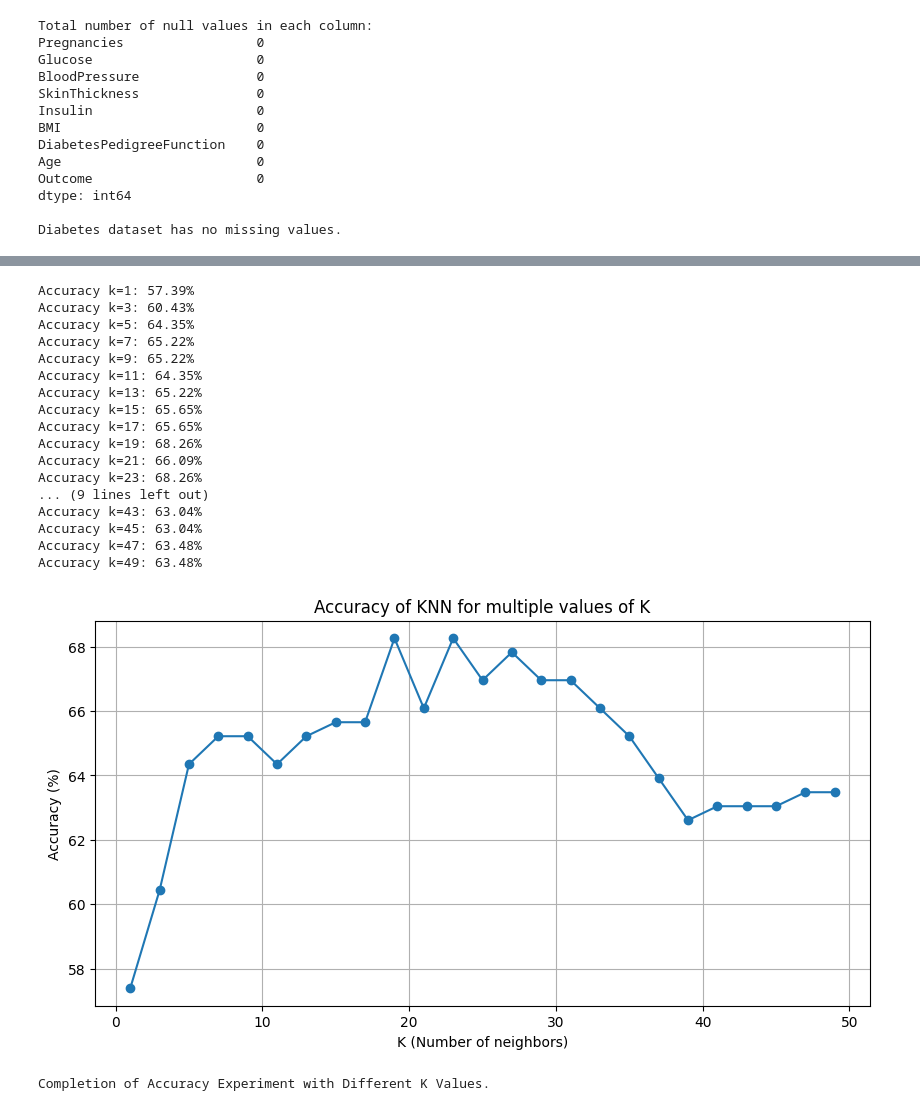
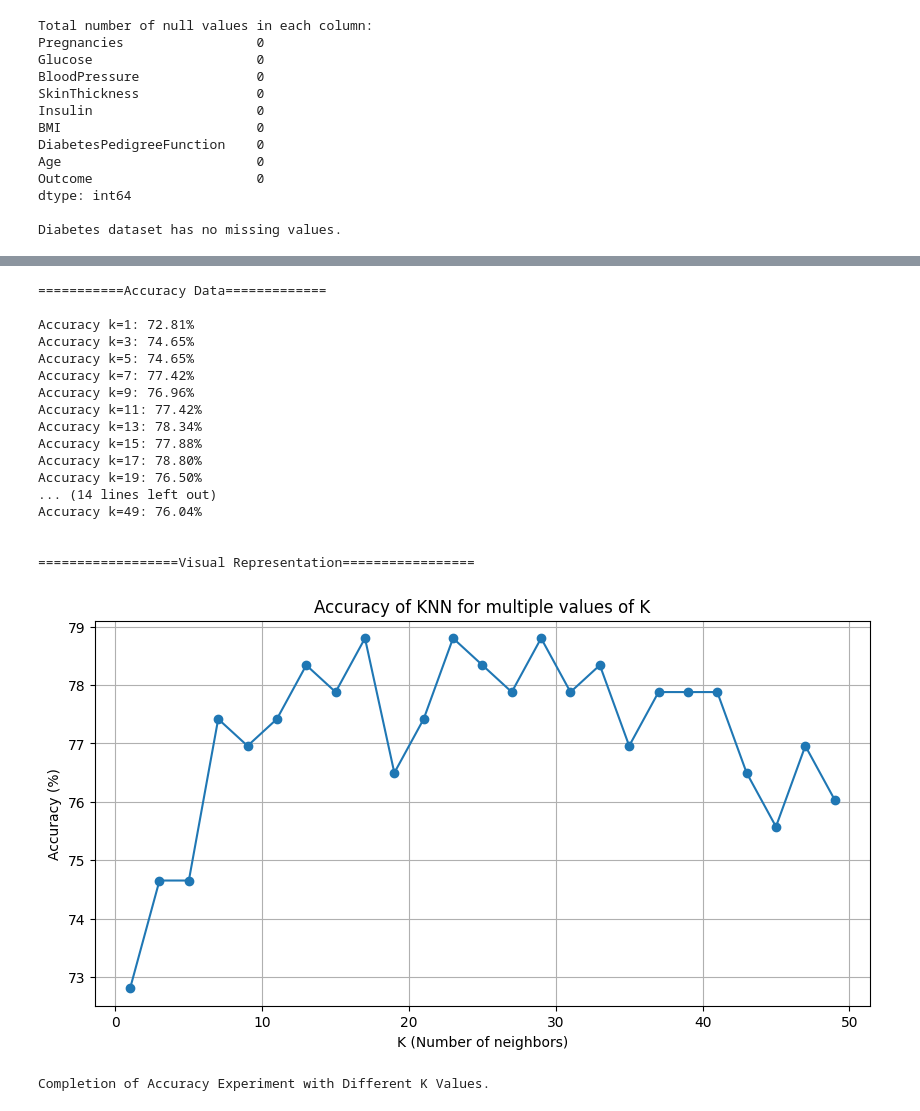
Before and after one commit to soupdoumplings/Concepts-and-Technologies-of-AI, a Jupyter notebook: Worksheet4.ipynb, the cells around one changed output, grey strips where cells are left out. Saved outputs shown, nothing was run; the diff lists cells and outputs as text; code cells hidden in the pictures.

```diff
--- a/Worksheet4.ipynb
+++ b/Worksheet4.ipynb
@@ -283,9 +34,0 @@ def experiment_knn_k_values(X_train, y_train, X_test, y_test, k_values):
-# %%
-# Define the range of k values to experiment with
-k_values = range(1, 21) # You can adjust this range as needed
-# Run the experiment
-try:
-  accuracies = experiment_knn_k_values(X_train, y_train, X_test, y_test, k_values)
-  print("Experiment completed. Check the plot for the accuracy trend.")
-except Exception as e:
-  print(f"An unexpected error occurred during the experiment: {e}")
@@ -426,7 +192,7 @@ def train_test_split_func(features, target, test_size=0.3, random_seed=42):
   np.random.seed(random_seed)
 
   # Shuffling data indices
-  indices = np.arange(X.shape[0])
+  indices = np.arange(features.shape[0])
   np.random.shuffle(indices)
 
   # Determineing number of test samples
@@ -437,8 +203,8 @@ def train_test_split_func(features, target, test_size=0.3, random_seed=42):
   train_indices = indices[test_split_size:]
 
   # Creating training and testing sets
-  X_train, X_test = X[train_indices], X[test_indices]
-  y_train, y_test = y[train_indices], y[test_indices]
+  X_train, X_test = features[train_indices], features[test_indices]
+  y_train, y_test = target[train_indices], target[test_indices]
   return X_train, X_test, y_train, y_test
 # %%
 # Separating features and targets
@@ -573,7 +340,7 @@ def compute_accuracy(y_true, y_pred):
 def experiment_knn_k_values(X_train, y_train, X_test, y_test, k_values):
   """
   The function runs knn_predict_whole to compute predictions for
-  different values of k and plot their accuracies along with their prediction time.
+  different values of k and plot their accuracies.
 
   Parameters:
   X_train : np.ndarray
@@ -591,14 +358,10 @@ def experiment_knn_k_values(X_train, y_train, X_test, y_test, k_values):
   dict :
     returns a dictionary with k = keys and their corresponding accuracies as values.
   """
-  results = {}
   different_accuracies = {}
-  prediction_times = {}
 
+  print("\n===========Accuracy Data=============\n")
   for k in k_values:
-
-    # Starting the timer
-    start_time = time.time()
 
     # Making predictions for K = current values.
     predictions = knn_predict_whole(X_test, X_train, y_train, k=k)
@@ -608,6 +371,7 @@ def experiment_knn_k_values(X_train, y_train, X_test, y_test, k_values):
     print(f"Accuracy k={k}: {accuracy:.2f}%")
 
     # Plotting the accuracies
+  print("\n\n==================Visual Representation=================\n")
   plt.figure(figsize=(10, 5))
   plt.plot(k_values, list(different_accuracies.values()), marker='o')
   plt.xlabel('K (Number of neighbors)')
@@ -660,7 +438,7 @@ def scale_normalize(X):
     Returns the scaled feature matrix.
 
   """
-  normalize_scale = (X - X.min(axis = 0) / X.max(axis = 0) - X.min(axis = 0))
+  normalize_scale = (X - X.min(axis = 0)) / (X.max(axis = 0) - X.min(axis = 0))
   return normalize_scale
 
 # Calling scale_feature
@@ -702,29 +474,29 @@ Shape of y_test_scaled: (230,)
 # %%
 # Defining K range for experiment
 k_values = range(1, 50, 2) # odd K values only
 
 try:
-  accuracies = experiment_knn_k_values(X_train_scaled, y_train_scaled, X_test_scaled, y_test_scaled, k_values)
+  accuracies = experiment_knn_k_values(X_train_scaled, y_train, X_test_scaled, y_test, k_values)
   print("Completion of Accuracy Experiment with Different K Values.")
 except Exception as e:
   print(f"An unexpected error occurred during the experiment: {e}")
 # %% [output]
-Accuracy k=1: 57.39%
-Accuracy k=3: 60.43%
-Accuracy k=5: 64.35%
-Accuracy k=7: 65.22%
-Accuracy k=9: 65.22%
-Accuracy k=11: 64.35%
-Accuracy k=13: 65.22%
-Accuracy k=15: 65.65%
-Accuracy k=17: 65.65%
-Accuracy k=19: 68.26%
-Accuracy k=21: 66.09%
-Accuracy k=23: 68.26%
-... (9 lines left out)
-Accuracy k=43: 63.04%
-Accuracy k=45: 63.04%
-Accuracy k=47: 63.48%
-Accuracy k=49: 63.48%
+===========Accuracy Data=============
+
+Accuracy k=1: 72.81%
+Accuracy k=3: 74.65%
+Accuracy k=5: 74.65%
+Accuracy k=7: 77.42%
+Accuracy k=9: 76.96%
+Accuracy k=11: 77.42%
+Accuracy k=13: 78.34%
+Accuracy k=15: 77.88%
+Accuracy k=17: 78.80%
+Accuracy k=19: 76.50%
+... (14 lines left out)
+Accuracy k=49: 76.04%
+
+
+==================Visual Representation=================
-[figure, old version]
+[figure, new version]
 Completion of Accuracy Experiment with Different K Values.
```
Also changed, not shown: parts of 30 cells of this notebook.
